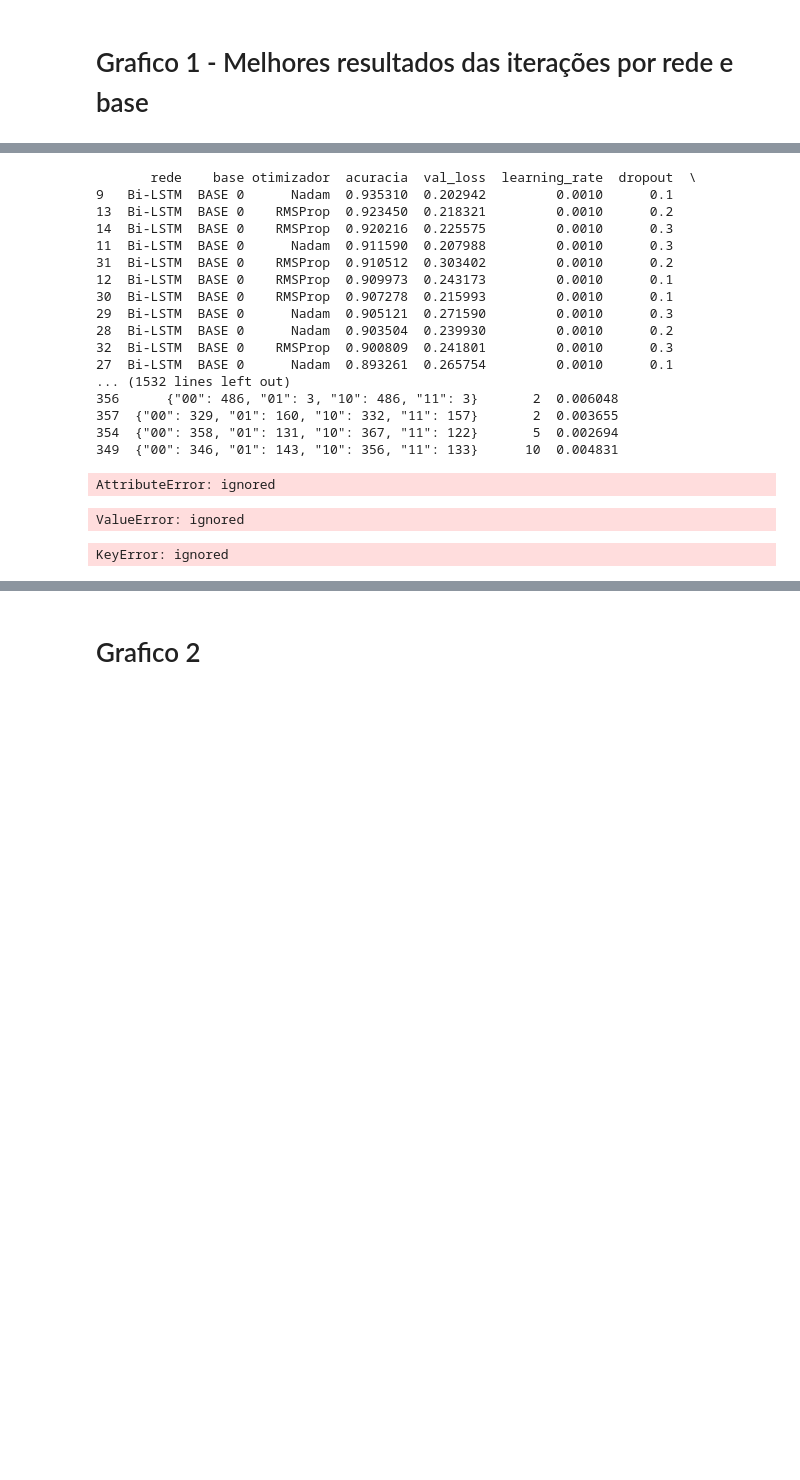
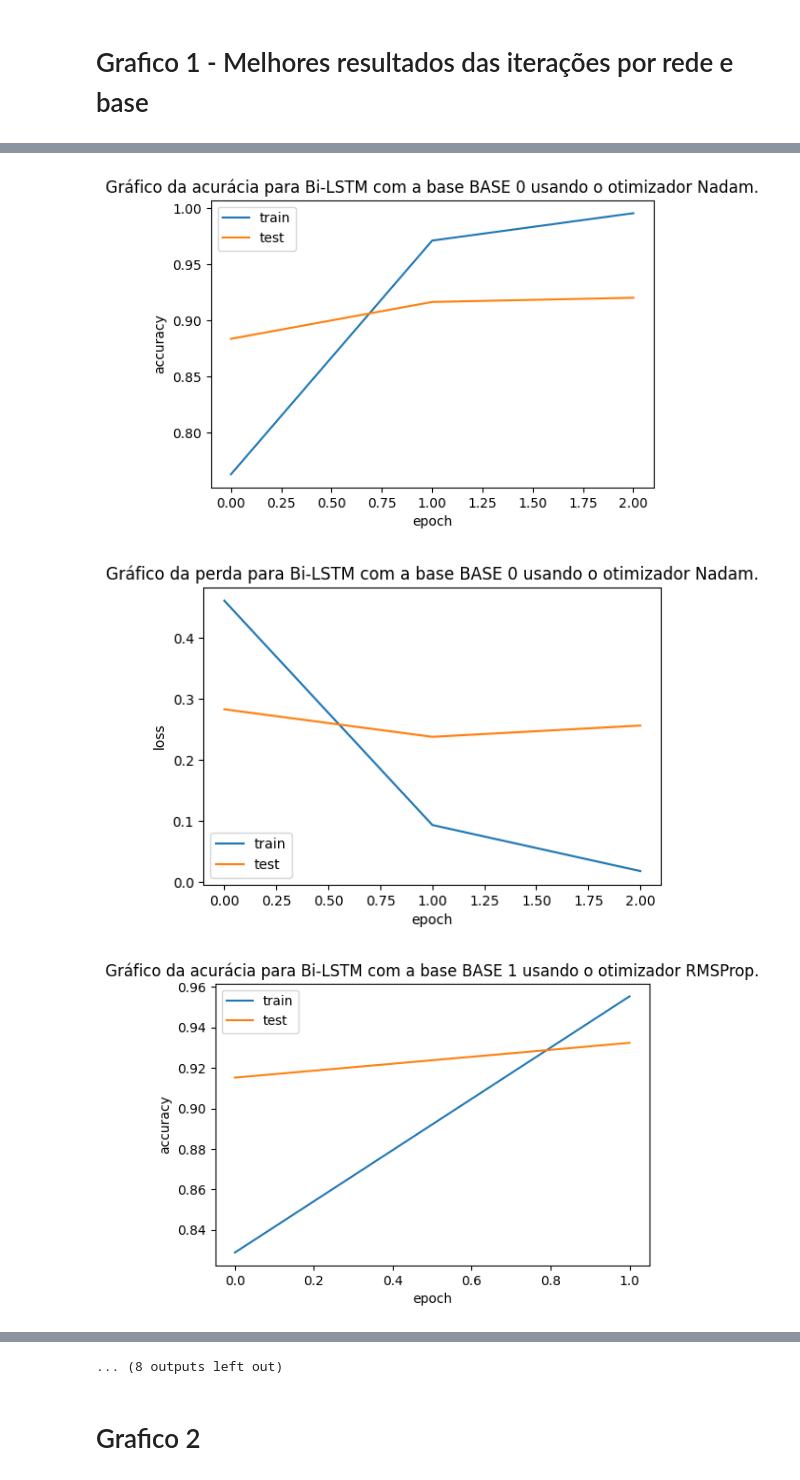
Before and after one commit to LuanPCunha/TCC, a Jupyter notebook: ProduzGraficos.ipynb, the cells around one changed output, grey strips where cells are left out. Saved outputs shown, nothing was run; the diff lists cells and outputs as text; code cells hidden in the pictures; blank space fills up the shorter version.

Commit message:
criando graficos melhores

```diff
--- a/ProduzGraficos.ipynb
+++ b/ProduzGraficos.ipynb
@@ -23,8 +23,9 @@ import regex as re
 # %%
 # Plot de Gráficos
 
+
 def plot_accuracy(history, rede, base, otimizador):
-    plt.figure(figsize=(8, 6), dpi=100)
+    plt.figure(figsize=(6, 4), dpi=100)
     _,accuracy,loss,val_accuracy,val_loss = list(history.keys())
     acc = list(history[accuracy].values())
     test_acc = list(history[val_accuracy].values())
@@ -35,10 +36,11 @@ def plot_accuracy(history, rede, base, otimizador):
     plt.title('Gráfico da acurácia para ' + rede + ' com a base ' + base + ' usando o otimizador '+ otimizador + '.')
     plt.xlabel('epoch')
     plt.ylabel('accuracy')
+    plt.savefig('/content/drive/MyDrive/TCC/resultados/graficos/acurácia_' + rede + '_' + base +'.png', bbox_inches='tight')
     plt.show()
 
 def plot_loss(history, rede, base, otimizador):
-    plt.figure(figsize=(8, 6), dpi=100)
+    plt.figure(figsize=(6, 4), dpi=100)
     _,accuracy,loss,val_accuracy,val_loss = list(history.keys())
     loss = list(history[loss].values())
     val_loss = list(history[val_loss].values())
@@ -46,9 +48,10 @@ def plot_loss(history, rede, base, otimizador):
     plt.plot(epochs, loss)
     plt.plot(epochs, val_loss)
     plt.legend(['train', 'test'], loc="lower left")
-    plt.title('Gráfico da perda para ' + rede + ' com a base ' + base + ' usando o otimizador '+ otimizador + '.')
+    plt.title('Gráfico da perda para ' + rede + ' com a base ' + base + ' usando o otimizador '+ otimizador + '.', bbox_inches='tight')
     plt.xlabel('epoch')
     plt.ylabel('loss')
+    plt.savefig('/content/drive/MyDrive/TCC/resultados/graficos/perda_' + rede + '_' + base +'.png')
     plt.show()
 
 def plot_roc_curve(roc_curves):
@@ -168,10 +151,5 @@ Tabela3
 # %%
 Graficos1 = resultados.copy()
 Graficos1.sort_values(by=['acuracia', 'val_loss'], ascending=[False, True], inplace = True)
-Graficos1 = Graficos1.groupby(["rede","base"]).first()
-Graficos1
-#print(Graficos1.where(Graficos1)
-
-# print(type(Graficos1))
-# print(Graficos1)
-# print(resultados[Graficos1])
+Graficos1 = Graficos1.groupby(["rede","base"],as_index=False).first()
+# Graficos1
@@ -198,33 +156,8 @@ resultados['rede']['base']
-# %%
-for i in Graficos1.__iter__():
-  print(i[1])
-# %% [output]
-       rede    base otimizador  acuracia  val_loss  learning_rate  dropout  \
-9   Bi-LSTM  BASE 0      Nadam  0.935310  0.202942         0.0010      0.1
-13  Bi-LSTM  BASE 0    RMSProp  0.923450  0.218321         0.0010      0.2
-14  Bi-LSTM  BASE 0    RMSProp  0.920216  0.225575         0.0010      0.3
-11  Bi-LSTM  BASE 0      Nadam  0.911590  0.207988         0.0010      0.3
-31  Bi-LSTM  BASE 0    RMSProp  0.910512  0.303402         0.0010      0.2
-12  Bi-LSTM  BASE 0    RMSProp  0.909973  0.243173         0.0010      0.1
-30  Bi-LSTM  BASE 0    RMSProp  0.907278  0.215993         0.0010      0.1
-29  Bi-LSTM  BASE 0      Nadam  0.905121  0.271590         0.0010      0.3
-28  Bi-LSTM  BASE 0      Nadam  0.903504  0.239930         0.0010      0.2
-32  Bi-LSTM  BASE 0    RMSProp  0.900809  0.241801         0.0010      0.3
-27  Bi-LSTM  BASE 0      Nadam  0.893261  0.265754         0.0010      0.1
-... (1532 lines left out)
-356      {"00": 486, "01": 3, "10": 486, "11": 3}       2  0.006048
-357  {"00": 329, "01": 160, "10": 332, "11": 157}       2  0.003655
-354  {"00": 358, "01": 131, "10": 367, "11": 122}       5  0.002694
-349  {"00": 346, "01": 143, "10": 356, "11": 133}      10  0.004831
-# %%
-Graficos1.get_group('rede')
-# %% [output]
-AttributeError: ignored
-# %%
-groups = dict(list(Graficos1))
-# %% [output]
-ValueError: ignored
-# %%
-groups["base"]["rede"]
-# %% [output]
-KeyError: ignored
+# %%
+for train_resume, rede, base, otimizador  in zip(Graficos1.train_resume, Graficos1.rede, Graficos1.base, Graficos1.otimizador):
+  plot_accuracy(json.loads(train_resume), rede, base, otimizador)
+  plot_loss(json.loads(train_resume), rede, base, otimizador)
+# %% [output]
+[figure, added]
+[figure, added]
+[figure, added]
@@ -230,0 +173 @@ KeyError: ignored
+... (8 outputs left out)
```
Also changed, not shown: parts of 7 cells of this notebook.
